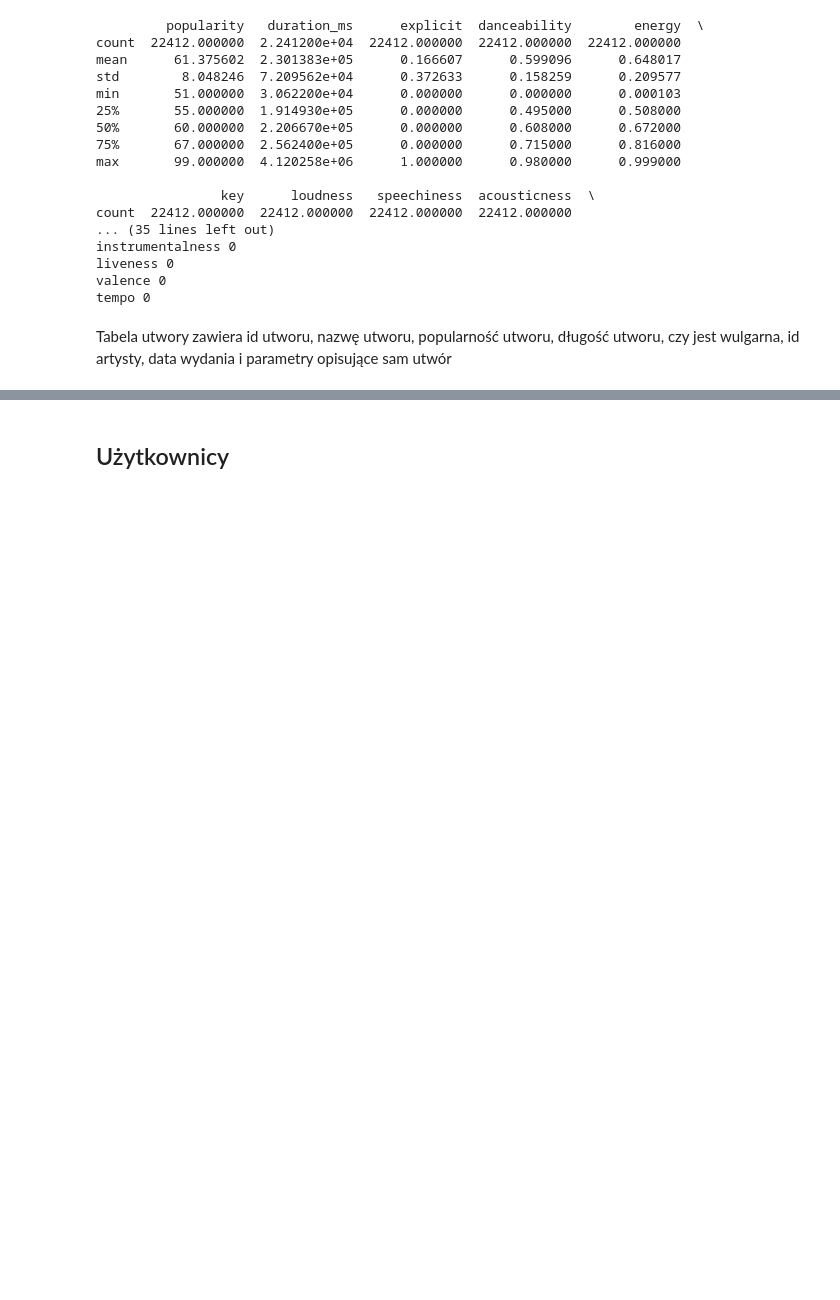
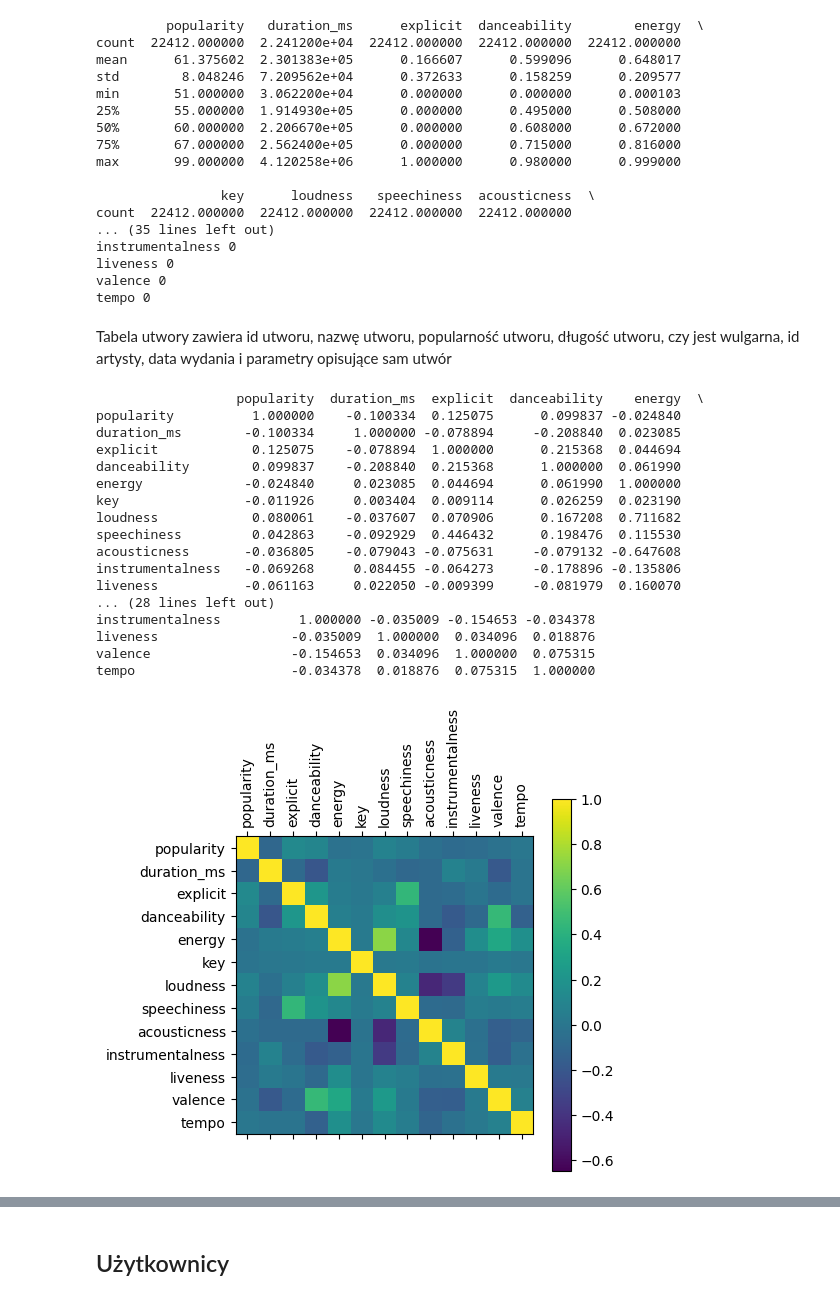
Before and after one commit to onndr/ML-Music-recomendations, a Jupyter notebook: dokumentacja_etap1_iteracja3_Gamalii_Topolski.ipynb, the cells around one changed output, grey strips where cells are left out. Cells and saved outputs as stored; diff of their text form; code cells hidden in the pictures; blank space fills up the shorter version.

```diff
--- a/dokumentacja_etap1_iteracja3_Gamalii_Topolski.ipynb
+++ b/dokumentacja_etap1_iteracja3_Gamalii_Topolski.ipynb
@@ -238,3 +266,34 @@ valence 0
 tempo 0
 # %% [markdown]
 Tabela utwory zawiera id utworu, nazwę utworu, popularność utworu, długość utworu, czy jest wulgarna, id artysty, data wydania i parametry opisujące sam utwór
+# %%
+tracks_df = tracks_df_orig.copy(deep=True)
+tracks_df = tracks_df.select_dtypes(include=np.number)
+
+corr = tracks_df.corr()
+print(corr)
+plt.matshow(corr)
+continuous_features = tracks_df.describe().columns
+plt.xticks(range(len(continuous_features)), continuous_features, rotation=90)
+plt.yticks(range(len(continuous_features)), continuous_features, rotation=0)
+plt.colorbar()
+plt.show()
+# %% [output]
+                  popularity  duration_ms  explicit  danceability    energy  \
+popularity          1.000000    -0.100334  0.125075      0.099837 -0.024840
+duration_ms        -0.100334     1.000000 -0.078894     -0.208840  0.023085
+explicit            0.125075    -0.078894  1.000000      0.215368  0.044694
+danceability        0.099837    -0.208840  0.215368      1.000000  0.061990
+energy             -0.024840     0.023085  0.044694      0.061990  1.000000
+key                -0.011926     0.003404  0.009114      0.026259  0.023190
+loudness            0.080061    -0.037607  0.070906      0.167208  0.711682
+speechiness         0.042863    -0.092929  0.446432      0.198476  0.115530
+acousticness       -0.036805    -0.079043 -0.075631     -0.079132 -0.647608
+instrumentalness   -0.069268     0.084455 -0.064273     -0.178896 -0.135806
+liveness           -0.061163     0.022050 -0.009399     -0.081979  0.160070
+... (28 lines left out)
+instrumentalness          1.000000 -0.035009 -0.154653 -0.034378
+liveness                 -0.035009  1.000000  0.034096  0.018876
+valence                  -0.154653  0.034096  1.000000  0.075315
+tempo                    -0.034378  0.018876  0.075315  1.000000
+[figure, added]
```
Also changed, not shown: parts of 16 cells of this notebook.
